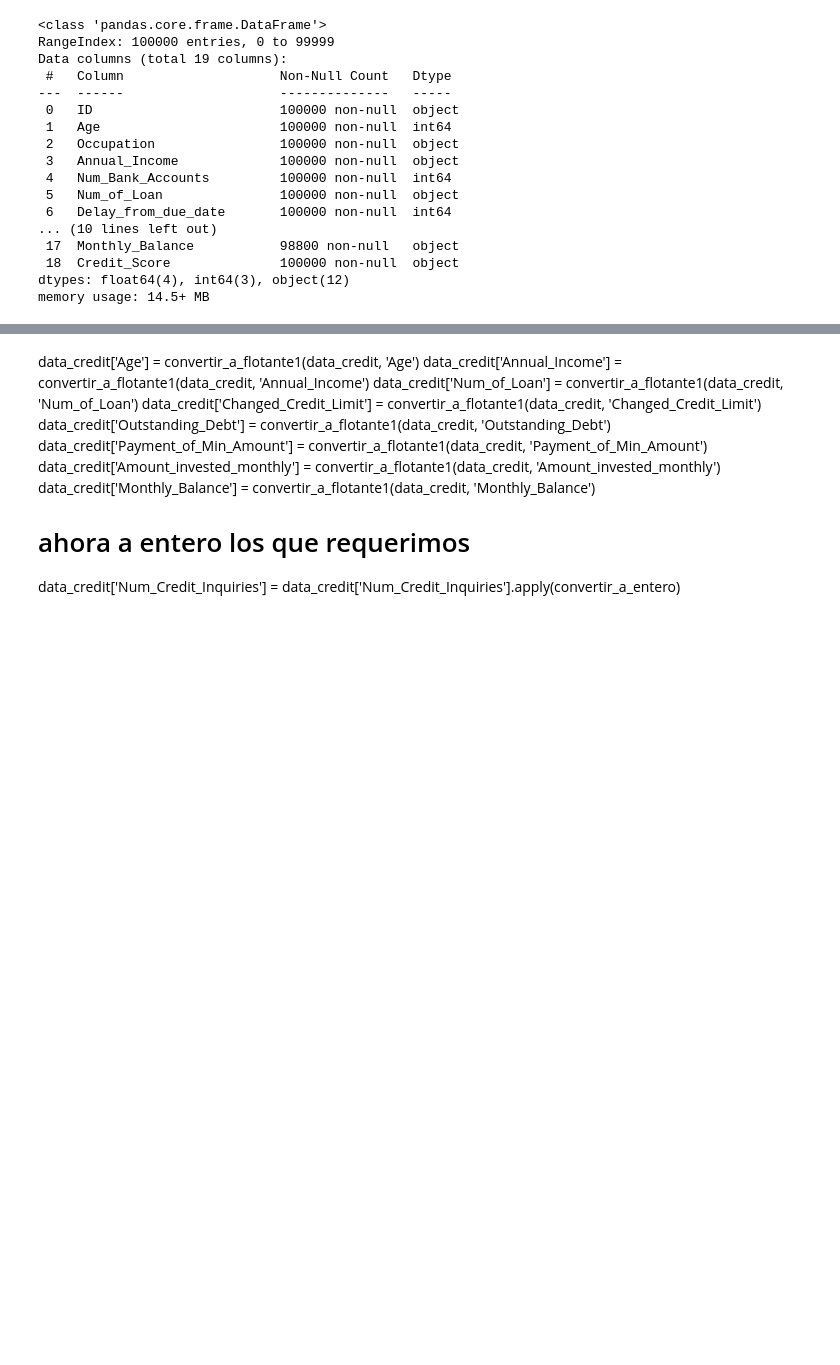
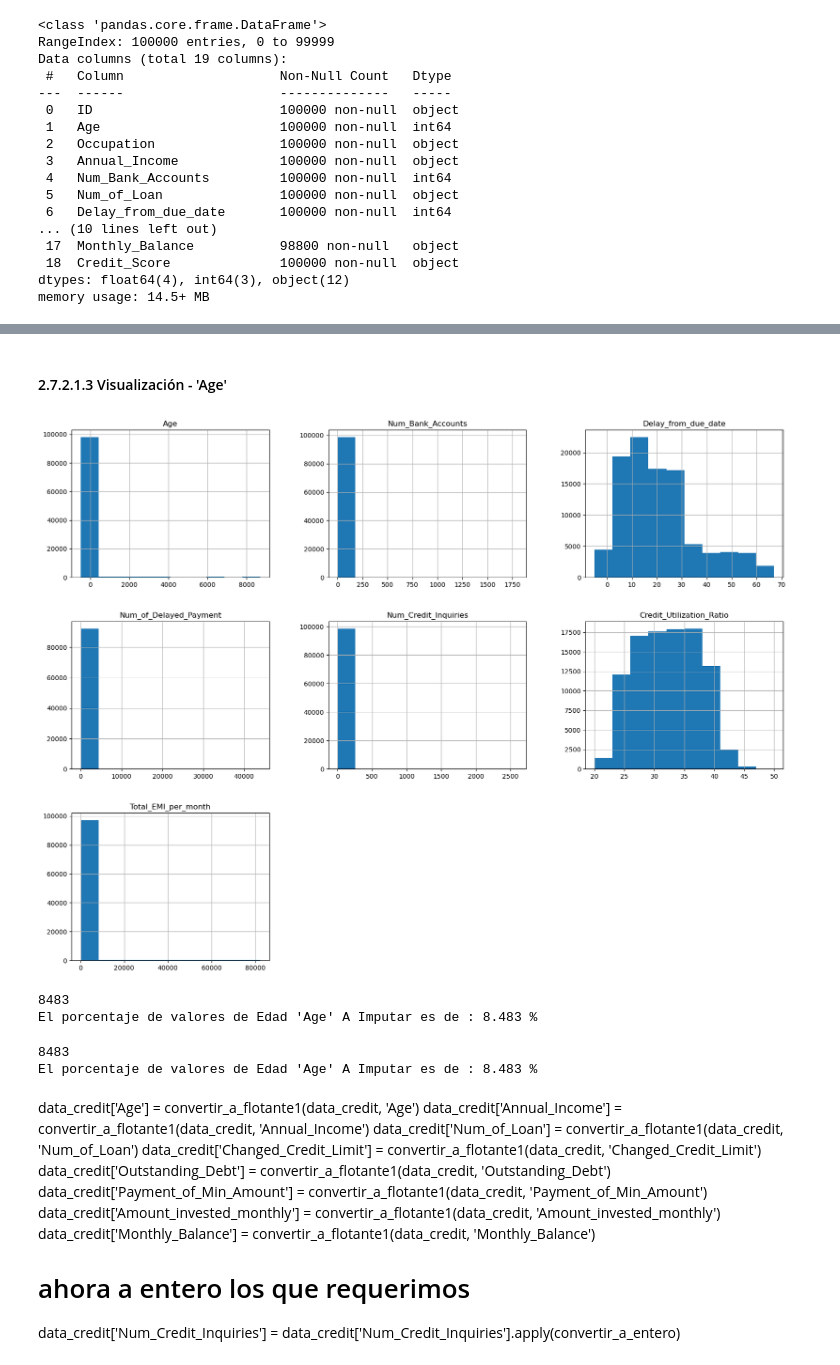
Before and after one commit to richardriveros/Taller_Final_DC_UTPC, a Jupyter notebook: 1)_Modulo_1_EDA-Taller-V6.ipynb, the cells around one changed output, grey strips where cells are left out. Drawn from its saved outputs; the diff is of its cells as text; code cells hidden in the pictures; blank space fills up the shorter version.

```diff
--- a/1)_Modulo_1_EDA-Taller-V6.ipynb
+++ b/1)_Modulo_1_EDA-Taller-V6.ipynb
@@ -846,3 +918,25 @@ El porcentaje de valores de Edad 'Age' A Imputar es de : 2.774 %
+# %% [markdown]
+#### 2.7.2.1.3 Visualización - 'Age'
+# %%
+#Visualización de las variables numéricas con histogramas para determinar la distribución de los datos.
+data_credit.hist(figsize=(20, 15))
+plt.show()
+# %% [output]
+[figure, added]
+# %%
+cantidad_valores_imputar=age100+age18
+print(cantidad_valores_imputar)
+print("El porcentaje de valores de Edad 'Age' A Imputar es de :", (cantidad_valores_imputar/100000)*100 , '%')
+# %% [output]
+8483
+El porcentaje de valores de Edad 'Age' A Imputar es de : 8.483 %
+# %%
+cantidad_valores_imputar=age100+age18
+print(cantidad_valores_imputar)
+print("El porcentaje de valores de Edad 'Age' A Imputar es de :", (cantidad_valores_imputar/100000)*100 , '%')
+# %% [output]
+8483
+El porcentaje de valores de Edad 'Age' A Imputar es de : 8.483 %
 # %%
 # Aplicar la función a las columnas deseadas para conversión a flotante
 
```
Also changed, not shown: parts of 22 cells of this notebook.
